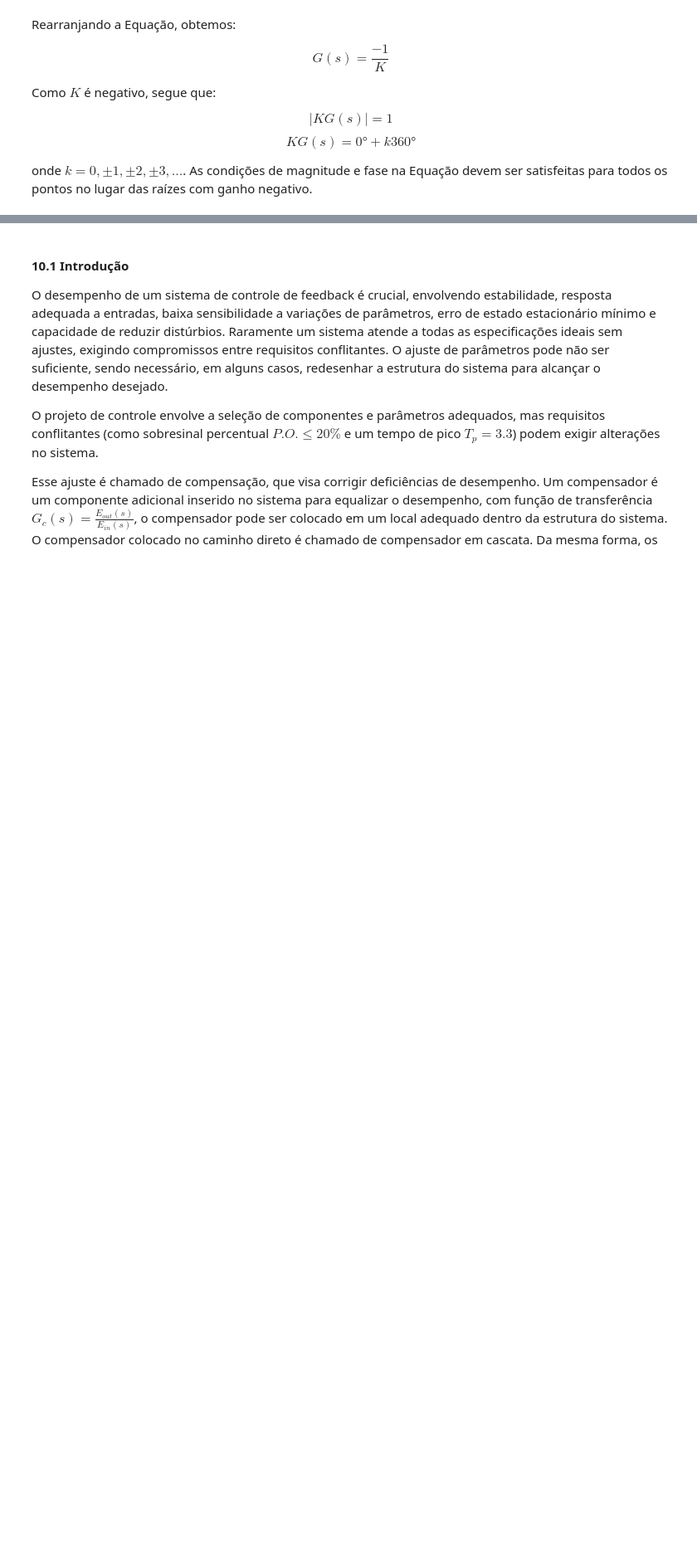
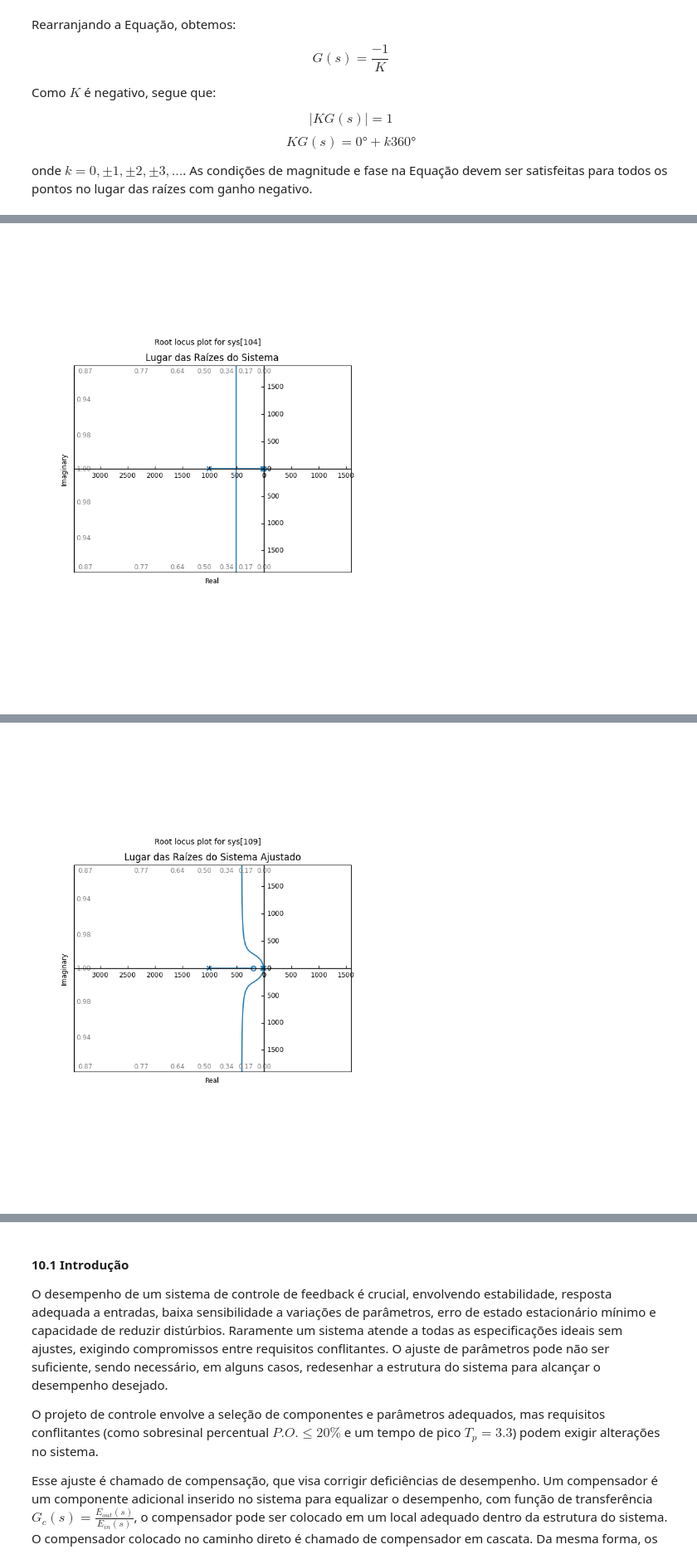
Before and after one commit to arlansantos/estudo-dirigido-controle-automacao, a Jupyter notebook: Estudo_Dirigido_Controle_e_Automação.ipynb, the cells around one changed output, grey strips where cells are left out. Shown at 83% size. Drawn from its saved outputs; the diff is of its cells as text; code cells hidden in the pictures; blank space fills up the shorter version.

```diff
--- a/Estudo_Dirigido_Controle_e_Automação.ipynb
+++ b/Estudo_Dirigido_Controle_e_Automação.ipynb
@@ -2201,0 +2361,41 @@ onde $k = 0, \pm1, \pm2, \pm3, \ldots$. As condições de magnitude e fase na Eq
+# %%
+import numpy as np
+import matplotlib.pyplot as plt
+import control as ctrl
+
+# Função de transferência do sistema
+G1 = ctrl.TransferFunction([5000], [1, 20, 0])
+G2 = ctrl.TransferFunction([1], [1, 1000])
+
+# Controlador PD
+Kp = 1
+KD = 1
+Gc = ctrl.TransferFunction([KD, Kp], [1])
+
+# Sistema em malha fechada
+sys_open = Gc * G1 * G2
+sys_closed = ctrl.feedback(sys_open, 1)
+
+# Plotar o lugar das raízes do sistema
+plt.figure()
+ctrl.root_locus(sys_open)
+plt.title('Lugar das Raízes do Sistema')
+plt.grid()
+plt.show()
+
+# Ajustar os parâmetros do controlador PD
+Kp = 100
+KD = 0.5
+Gc = ctrl.TransferFunction([KD, Kp], [1])
+
+# Sistema ajustado em malha fechada
+sys_open_adjusted = Gc * G1 * G2
+sys_closed_adjusted = ctrl.feedback(sys_open_adjusted, 1)
+
+# Plotar o lugar das raízes do sistema ajustado
+plt.figure()
+ctrl.root_locus(sys_open_adjusted)
+plt.title('Lugar das Raízes do Sistema Ajustado')
+plt.grid()
+plt.show()
+# %% [output]
@@ -2201,0 +2403 @@ onde $k = 0, \pm1, \pm2, \pm3, \ldots$. As condições de magnitude e fase na Eq
+[figure, added]
@@ -2202 +2405,2 @@ onde $k = 0, \pm1, \pm2, \pm3, \ldots$. As condições de magnitude e fase na Eq
+[figure, added]
 # %% [markdown]
```
Also changed, not shown: parts of 49 cells of this notebook.
